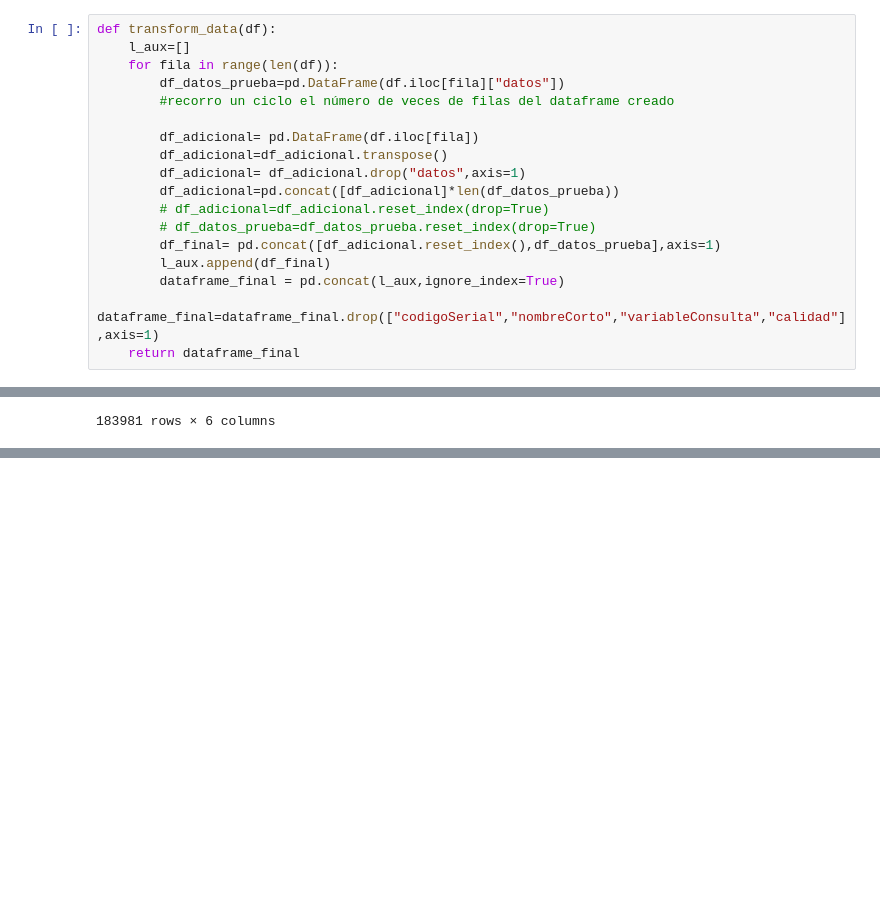
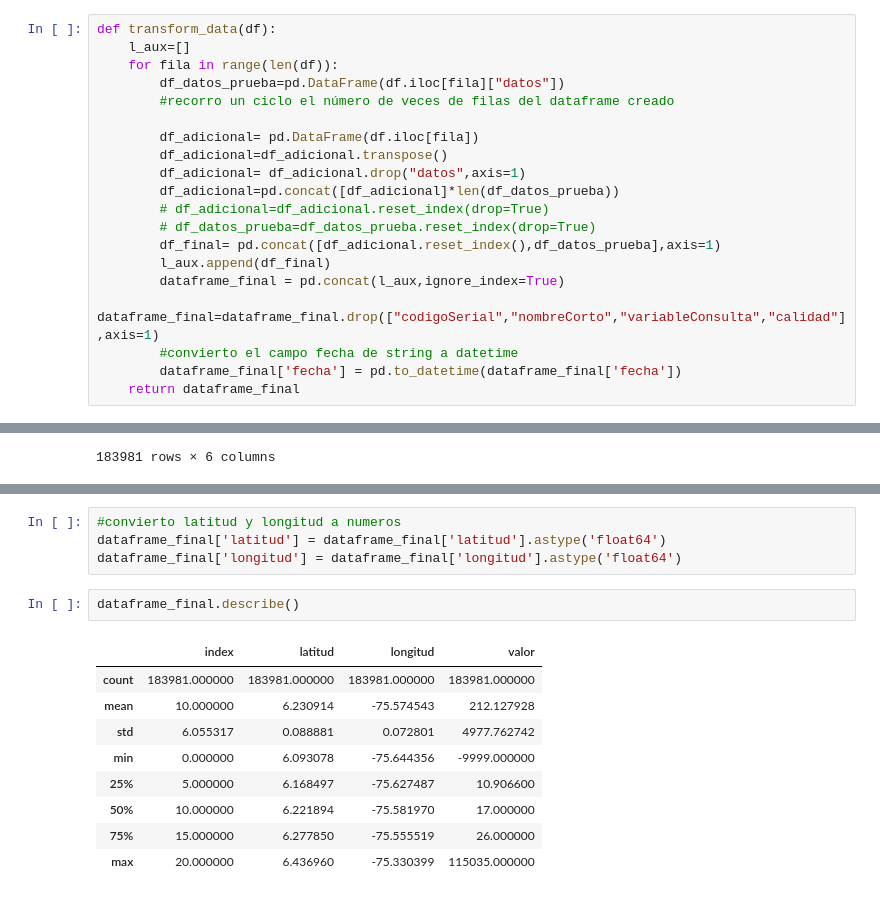
Before and after one commit to Felipebj18/ETL_AirQuality_Python, a Jupyter notebook: data_prep_siata.ipynb, the cells around one changed output, grey strips where cells are left out. Saved outputs shown, nothing was run; the diff lists cells and outputs as text; blank space fills up the shorter version.

```diff
--- a/data_prep_siata.ipynb
+++ b/data_prep_siata.ipynb
@@ -145,6 +149,8 @@ def transform_data(df):
         l_aux.append(df_final)
         dataframe_final = pd.concat(l_aux,ignore_index=True)
         dataframe_final=dataframe_final.drop(["codigoSerial","nombreCorto","variableConsulta","calidad"],axis=1)
+        #convierto el campo fecha de string a datetime
+        dataframe_final['fecha'] = pd.to_datetime(dataframe_final['fecha'])
     return dataframe_final
 # %%
 dataframe_final=transform_data(customers_json)
@@ -166,0 +198,16 @@ dataframe_final
+# %%
+#convierto latitud y longitud a numeros
+dataframe_final['latitud'] = dataframe_final['latitud'].astype('float64')
+dataframe_final['longitud'] = dataframe_final['longitud'].astype('float64')
+# %%
+dataframe_final.describe()
+# %% [output]
+|  | index | latitud | longitud | valor |
+| count | 183981.000000 | 183981.000000 | 183981.000000 | 183981.000000 |
+| mean | 10.000000 | 6.230914 | -75.574543 | 212.127928 |
+| std | 6.055317 | 0.088881 | 0.072801 | 4977.762742 |
+| min | 0.000000 | 6.093078 | -75.644356 | -9999.000000 |
+| 25% | 5.000000 | 6.168497 | -75.627487 | 10.906600 |
+| 50% | 10.000000 | 6.221894 | -75.581970 | 17.000000 |
+| 75% | 15.000000 | 6.277850 | -75.555519 | 26.000000 |
+| max | 20.000000 | 6.436960 | -75.330399 | 115035.000000 |
```
Also changed, not shown: parts of 7 cells of this notebook, 1 other file.
